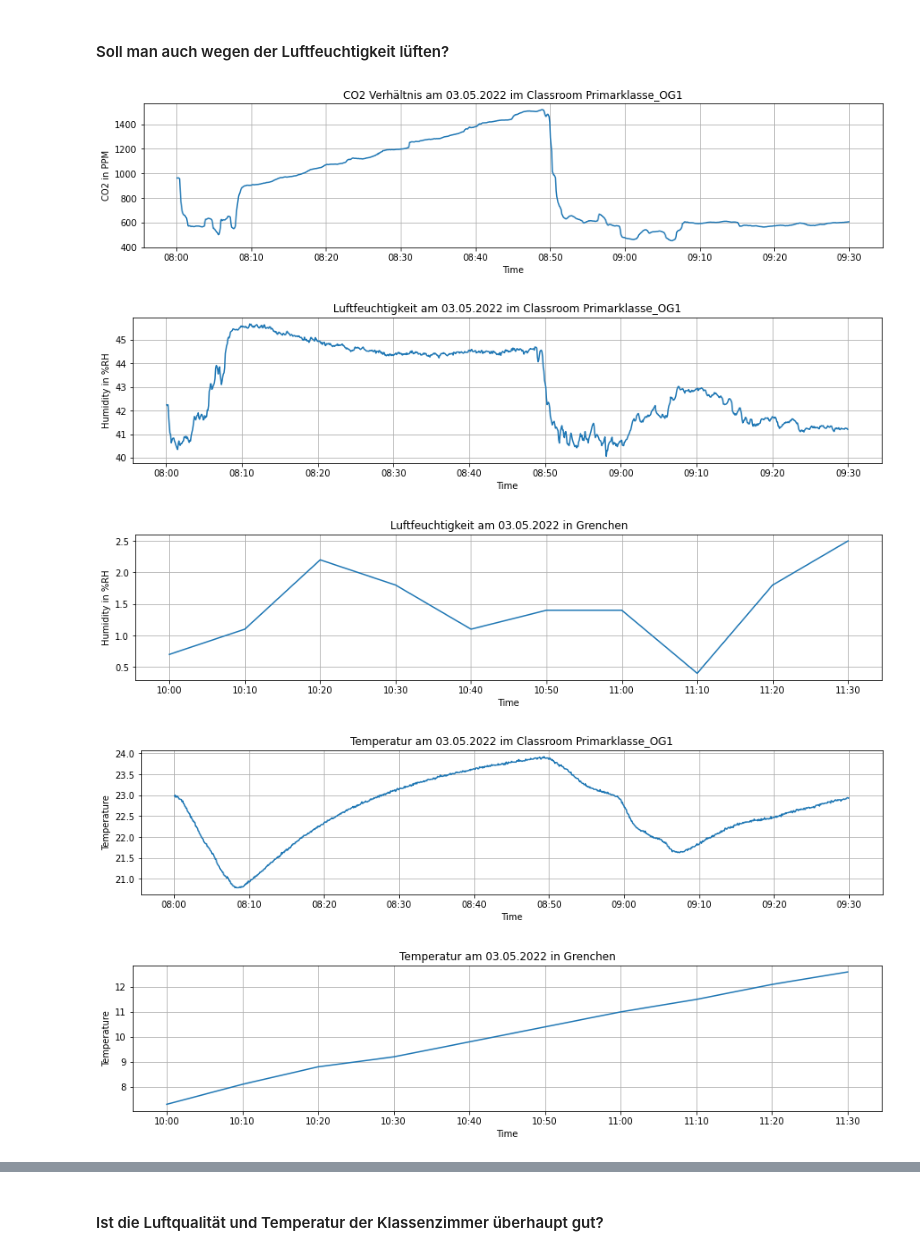
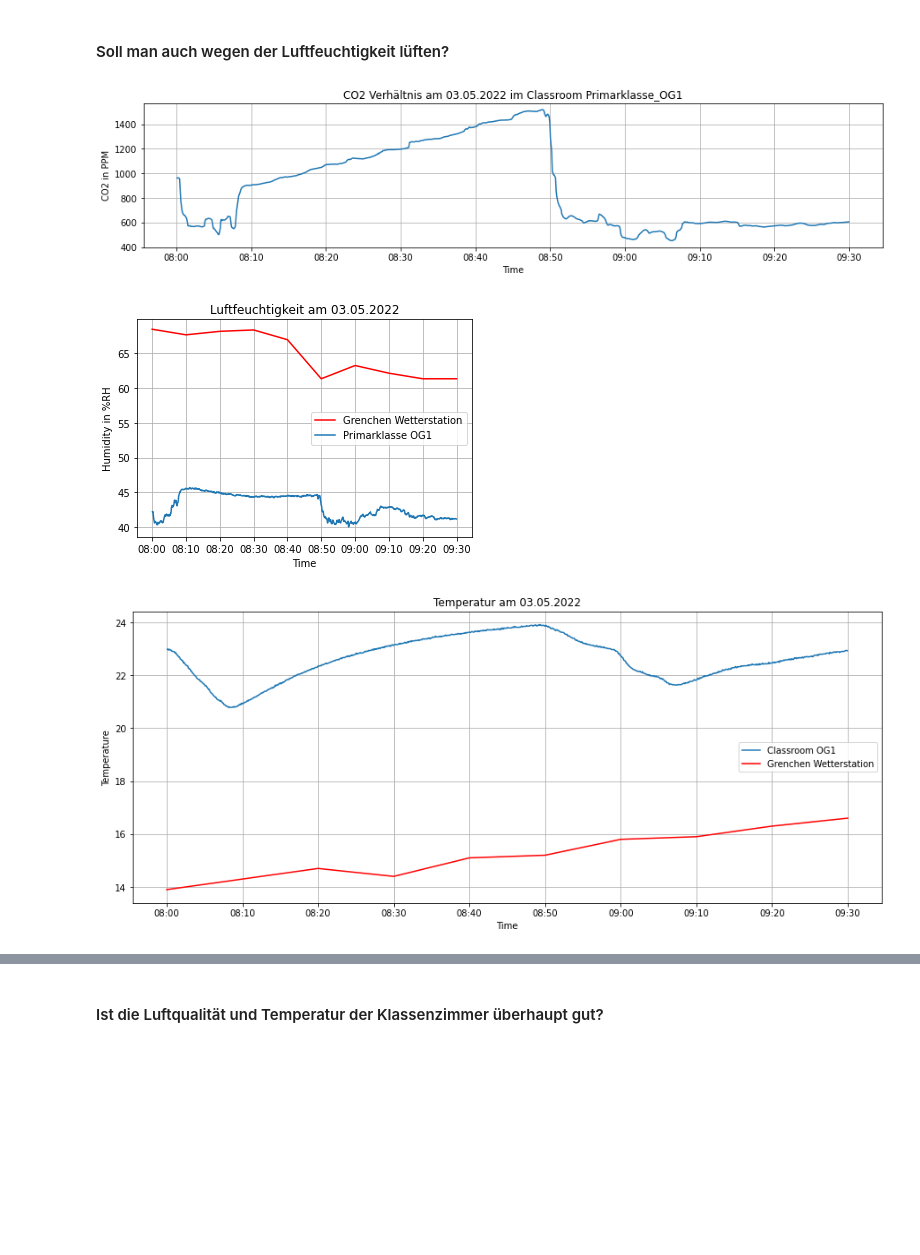
Before and after one commit to Smart-Classroom-Challenge/Data-Evaluation, a Jupyter notebook: Forschungsfrage_4.ipynb, the cells around one changed output, grey strips where cells are left out. Drawn from its saved outputs; the diff is of its cells as text; code cells hidden in the pictures; blank space fills up the shorter version.

```diff
--- a/Forschungsfrage_4.ipynb
+++ b/Forschungsfrage_4.ipynb
@@ -18,55 +18,39 @@ meteo = l.get_meteo(startDate = "2022-05-03 08:00:00", endDate = "2022-05-03 09:
 # %%
 plt.figure(figsize = (15,3))
 plt.plot(data["time"], data["co2"])
 plt.xlabel("Time")
 plt.ylabel("CO2 in PPM")
 plt.title("CO2 Verhältnis am 03.05.2022 im Classroom Primarklasse_OG1")
 plt.gca().xaxis.set_major_formatter(mdates.DateFormatter('%H:%M'))
 plt.grid()
 plt.show()
 
-plt.figure(figsize = (15,3))
-plt.plot(data["time"], data["humidity"])
+#plt.figure(figsize = (15,3))
+plt.plot(meteo.index, meteo.iloc[:, 3], label = "Grenchen Wetterstation", color = "red")
+plt.plot(data["time"], data["humidity"], label = "Primarklasse OG1")
+plt.legend(loc = "center right")
 plt.xlabel("Time")
 plt.ylabel("Humidity in %RH")
-plt.title("Luftfeuchtigkeit am 03.05.2022 im Classroom Primarklasse_OG1")
+plt.title("Luftfeuchtigkeit am 03.05.2022")
 plt.gca().xaxis.set_major_formatter(mdates.DateFormatter('%H:%M'))
 plt.grid()
 plt.show()
-
-plt.figure(figsize = (15,3))
-plt.plot(meteo.index, meteo.iloc[:, 4])
-plt.xlabel("Time")
-plt.ylabel("Humidity in %RH")
-plt.title("Luftfeuchtigkeit am 03.05.2022 in Grenchen")
-plt.gca().xaxis.set_major_formatter(mdates.DateFormatter('%H:%M'))
-plt.grid()
-plt.show()
 # %% [output]
 [figure]
-[figure, old version]
+[figure, new version]
-[figure, removed]
 # %%
-plt.figure(figsize = (15,3))
-plt.plot(data["time"], data["temperature"])
+plt.figure(figsize = (15,6))
+plt.plot(data["time"], data["temperature"], label = "Classroom OG1")
+plt.plot(meteo.index, meteo.iloc[:, 1], label = "Grenchen Wetterstation", color = "red")
+plt.legend(loc = "center right")
 plt.xlabel("Time")
 plt.ylabel("Temperature")
-plt.title("Temperatur am 03.05.2022 im Classroom Primarklasse_OG1")
+plt.title("Temperatur am 03.05.2022")
 plt.gca().xaxis.set_major_formatter(mdates.DateFormatter('%H:%M'))
 plt.grid()
 plt.show()
-
-plt.figure(figsize = (15,3))
-plt.plot(meteo.index, meteo.iloc[:, 1])
-plt.xlabel("Time")
-plt.ylabel("Temperature")
-plt.title("Temperatur am 03.05.2022 in Grenchen")
-plt.gca().xaxis.set_major_formatter(mdates.DateFormatter('%H:%M'))
-plt.grid()
-plt.show()
 # %% [output]
-[figure, old version]
+[figure, new version]
-[figure, removed]
 # %%
 data = l.get_measurement(name = "oberstufe", startDate = "2022-04-26 08:00:00", endDate = "2022-04-26 09:30:00")
 meteo = l.get_meteo(startDate = "2022-04-26 08:00:00", endDate = "2022-04-26 09:30:00")
```
Also changed, not shown: parts of 2 cells of this notebook.
